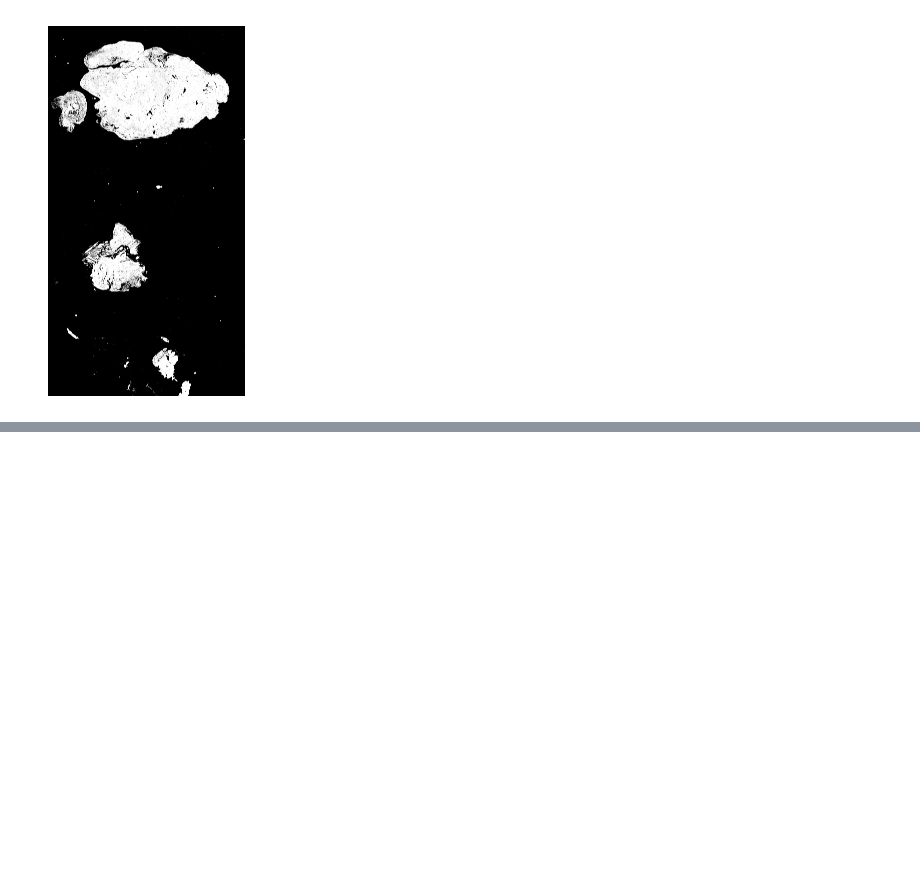
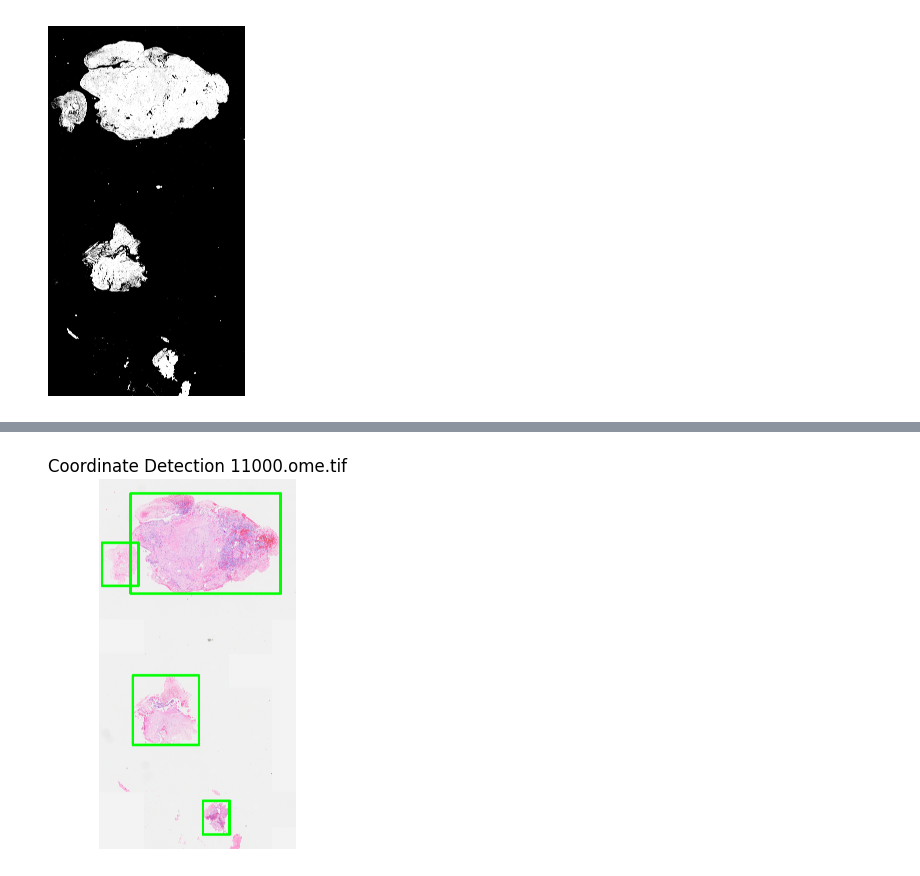
Before and after one commit to emnzn/ViT-Based-WSI-Classification, a Jupyter notebook: notebooks/subsampling.ipynb, the cells around one changed output, grey strips where cells are left out. Saved outputs shown, nothing was run; the diff lists cells and outputs as text; code cells hidden in the pictures; blank space fills up the shorter version.

```diff
--- a/notebooks/subsampling.ipynb
+++ b/notebooks/subsampling.ipynb
@@ -37,6 +37,12 @@ binary = cv2.GaussianBlur(binary, kernel_shape, 0)
 # binary = cv2.morphologyEx(binary, cv2.MORPH_CLOSE, kernel, iterations=8)
 contours, _ = cv2.findContours(binary, cv2.RETR_EXTERNAL, cv2.CHAIN_APPROX_SIMPLE)
 contours = [c for c in contours if cv2.contourArea(c) > 2_000_000]
+
+smallest_image_copy = smallest_image.copy()
+
+for contour in contours:
+    x, y, w, h = cv2.boundingRect(contour)
+    smallest_image_copy = cv2.rectangle(smallest_image_copy, (x, y), (x + w, y + h), (0, 255, 0), 200)
 # %%
 plt.imshow(gray, cmap="gray")
 plt.axis("off")
@@ -59,0 +67,7 @@ plt.show()
+# %%
+plt.imshow(smallest_image_copy)
+plt.axis("off")
+plt.title("Coordinate Detection 11000.ome.tif")
+plt.show()
+# %% [output]
+[figure, added]
```
Also changed, not shown: parts of 1 cell of this notebook, 1 other file.
